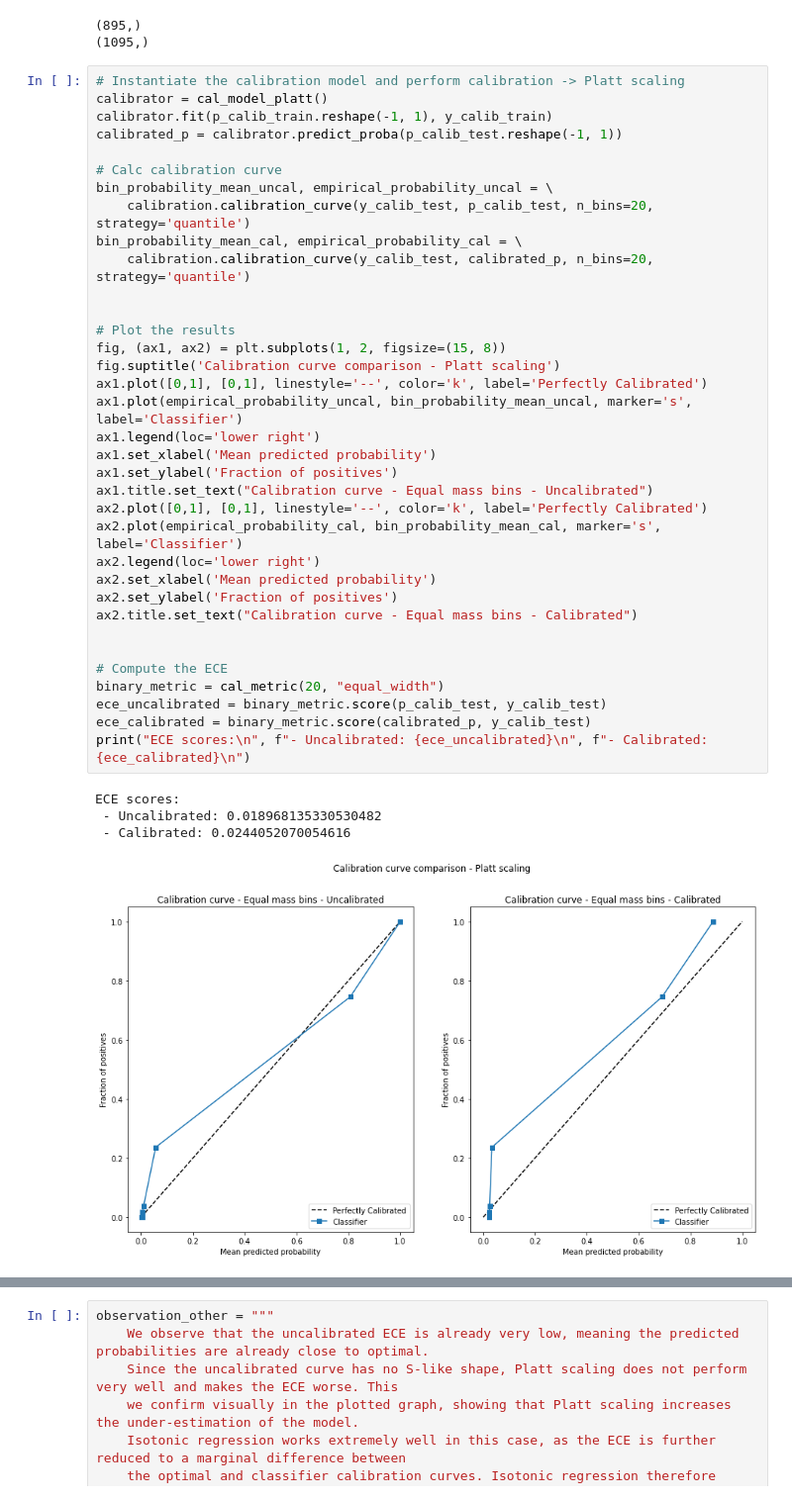
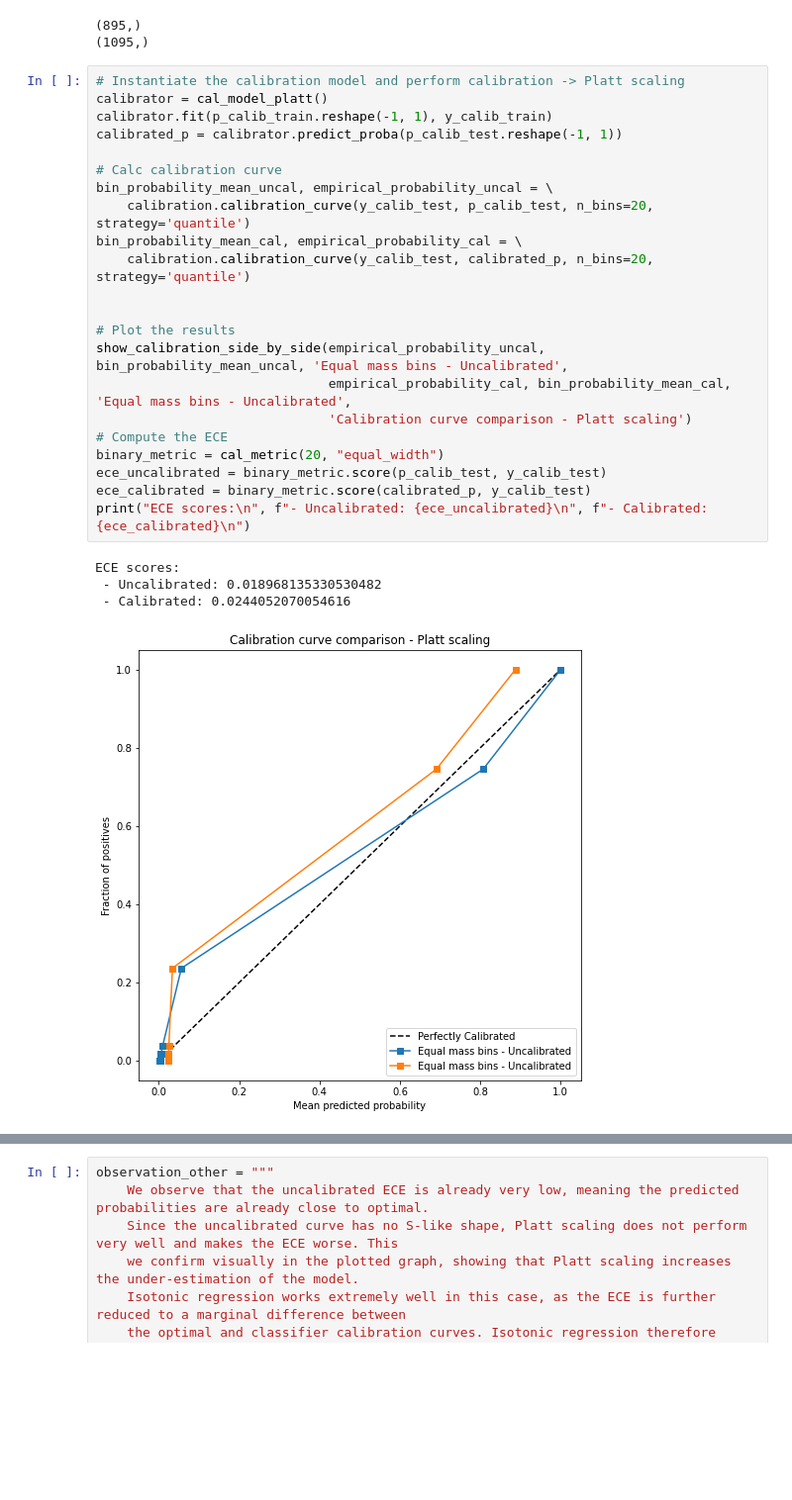
Before and after one commit to Tbas99/2IMN30---Assignment-1, a Jupyter notebook: calibration.ipynb, the cells around one changed output, grey strips where cells are left out. Shown: that part at 99% size. Drawn from its saved outputs; the diff is of its cells as text; blank space fills up the shorter version.

Commit message:
consolidate plotting code, but more

```diff
--- a/calibration.ipynb
+++ b/calibration.ipynb
@@ -576,43 +576,30 @@ print(p_calib_test.shape)
 # %%
 # Instantiate the calibration model and perform calibration -> Platt scaling
 calibrator = cal_model_platt()
 calibrator.fit(p_calib_train.reshape(-1, 1), y_calib_train)
 calibrated_p = calibrator.predict_proba(p_calib_test.reshape(-1, 1))
 
 # Calc calibration curve
 bin_probability_mean_uncal, empirical_probability_uncal = \
     calibration.calibration_curve(y_calib_test, p_calib_test, n_bins=20, strategy='quantile')
 bin_probability_mean_cal, empirical_probability_cal = \
     calibration.calibration_curve(y_calib_test, calibrated_p, n_bins=20, strategy='quantile')
 
 
 # Plot the results
-fig, (ax1, ax2) = plt.subplots(1, 2, figsize=(15, 8))
-fig.suptitle('Calibration curve comparison - Platt scaling')
-ax1.plot([0,1], [0,1], linestyle='--', color='k', label='Perfectly Calibrated')
-ax1.plot(empirical_probability_uncal, bin_probability_mean_uncal, marker='s', label='Classifier')
-ax1.legend(loc='lower right')
-ax1.set_xlabel('Mean predicted probability')
-ax1.set_ylabel('Fraction of positives')
-ax1.title.set_text("Calibration curve - Equal mass bins - Uncalibrated")
-ax2.plot([0,1], [0,1], linestyle='--', color='k', label='Perfectly Calibrated')
-ax2.plot(empirical_probability_cal, bin_probability_mean_cal, marker='s', label='Classifier')
-ax2.legend(loc='lower right')
-ax2.set_xlabel('Mean predicted probability')
-ax2.set_ylabel('Fraction of positives')
-ax2.title.set_text("Calibration curve - Equal mass bins - Calibrated")
-
-
+show_calibration_side_by_side(empirical_probability_uncal, bin_probability_mean_uncal, 'Equal mass bins - Uncalibrated',
+                              empirical_probability_cal, bin_probability_mean_cal, 'Equal mass bins - Uncalibrated',
+                              'Calibration curve comparison - Platt scaling')
 # Compute the ECE
 binary_metric = cal_metric(20, "equal_width")
 ece_uncalibrated = binary_metric.score(p_calib_test, y_calib_test)
 ece_calibrated = binary_metric.score(calibrated_p, y_calib_test)
 print("ECE scores:\n", f"- Uncalibrated: {ece_uncalibrated}\n", f"- Calibrated: {ece_calibrated}\n")
 # %% [output]
 ECE scores:
  - Uncalibrated: 0.018968135330530482
  - Calibrated: 0.0244052070054616
-[figure, old version]
+[figure, new version]
 # %%
 # Instantiate the calibration model and perform calibration -> Isotonic regression
 calibrator = cal_model_isotonic()
```
Also changed, not shown: parts of 1 cell of this notebook.
